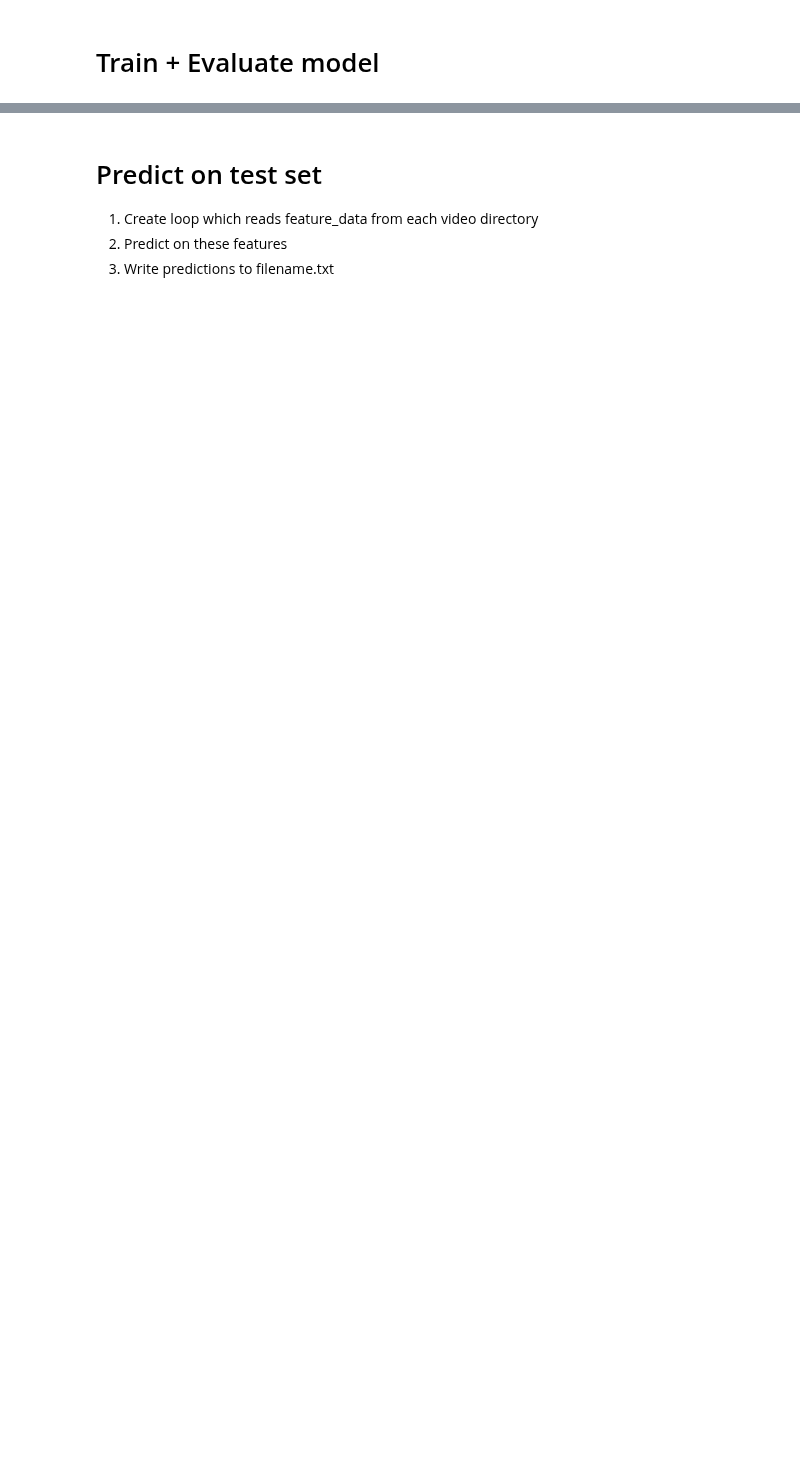
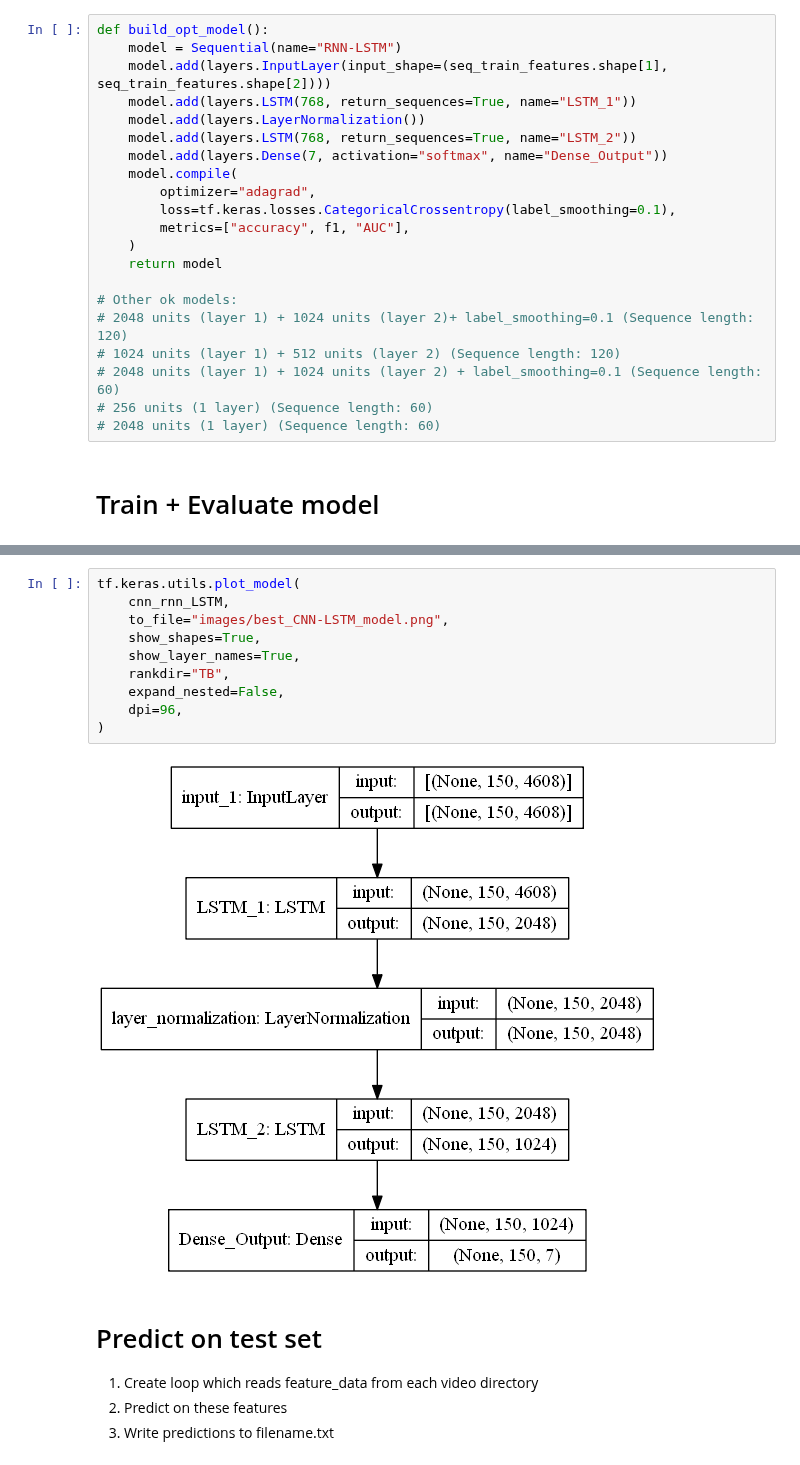
Before and after one commit to ion-elgreco/thesis-FER, a Jupyter notebook: LSTM.ipynb, the cells around one changed output, grey strips where cells are left out. Drawn from its saved outputs; the diff is of its cells as text; blank space fills up the shorter version.

```diff
--- a/LSTM.ipynb
+++ b/LSTM.ipynb
@@ -105,2 +155,23 @@ _________________________________________________________________
+# %%
+def build_opt_model():
+    model = Sequential(name="RNN-LSTM")
+    model.add(layers.InputLayer(input_shape=(seq_train_features.shape[1], seq_train_features.shape[2])))
+    model.add(layers.LSTM(768, return_sequences=True, name="LSTM_1"))
+    model.add(layers.LayerNormalization())
+    model.add(layers.LSTM(768, return_sequences=True, name="LSTM_2"))
+    model.add(layers.Dense(7, activation="softmax", name="Dense_Output"))
+    model.compile(
+        optimizer="adagrad",
+        loss=tf.keras.losses.CategoricalCrossentropy(label_smoothing=0.1),
+        metrics=["accuracy", f1, "AUC"],
+    )
+    return model
+
+# Other ok models:
+# 2048 units (layer 1) + 1024 units (layer 2)+ label_smoothing=0.1 (Sequence length: 120)
+# 1024 units (layer 1) + 512 units (layer 2) (Sequence length: 120)
+# 2048 units (layer 1) + 1024 units (layer 2) + label_smoothing=0.1 (Sequence length: 60)
+# 256 units (1 layer) (Sequence length: 60)
+# 2048 units (1 layer) (Sequence length: 60)
 # %% [markdown]
 # Train + Evaluate model
@@ -165,3 +258,15 @@ plot_history(data_list2, [labels[1], labels[4]], title2, y_label2)
+# %%
+tf.keras.utils.plot_model(
+    cnn_rnn_LSTM,
+    to_file="images/best_CNN-LSTM_model.png",
+    show_shapes=True,
+    show_layer_names=True,
+    rankdir="TB",
+    expand_nested=False,
+    dpi=96,
+)
+# %% [output]
+[figure, added]
 # %% [markdown]
 # Predict on test set
 1. Create loop which reads feature_data from each video directory
```
Also changed, not shown: parts of 24 cells of this notebook, 3 other files.
